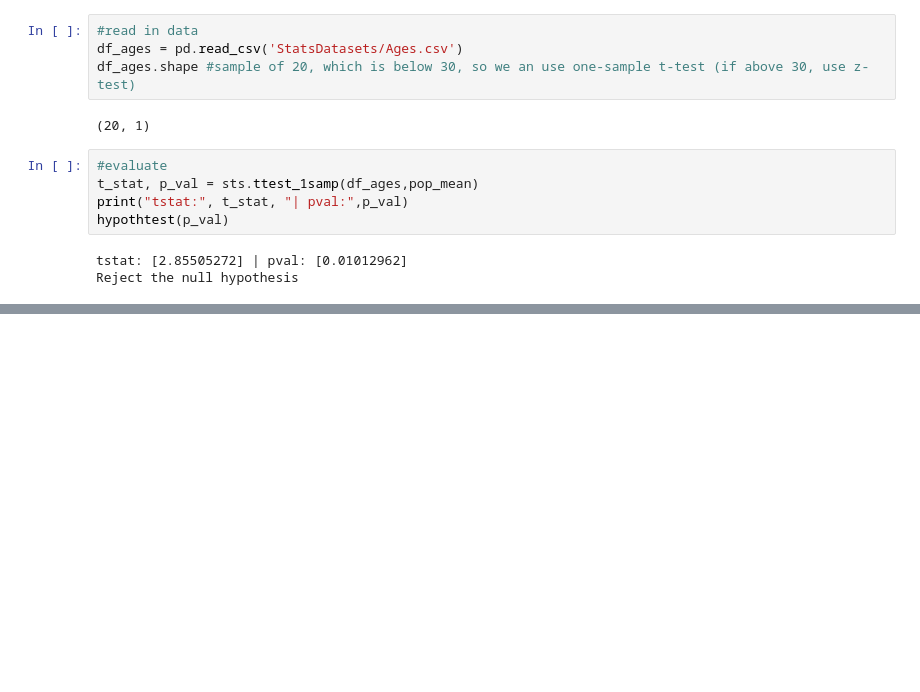
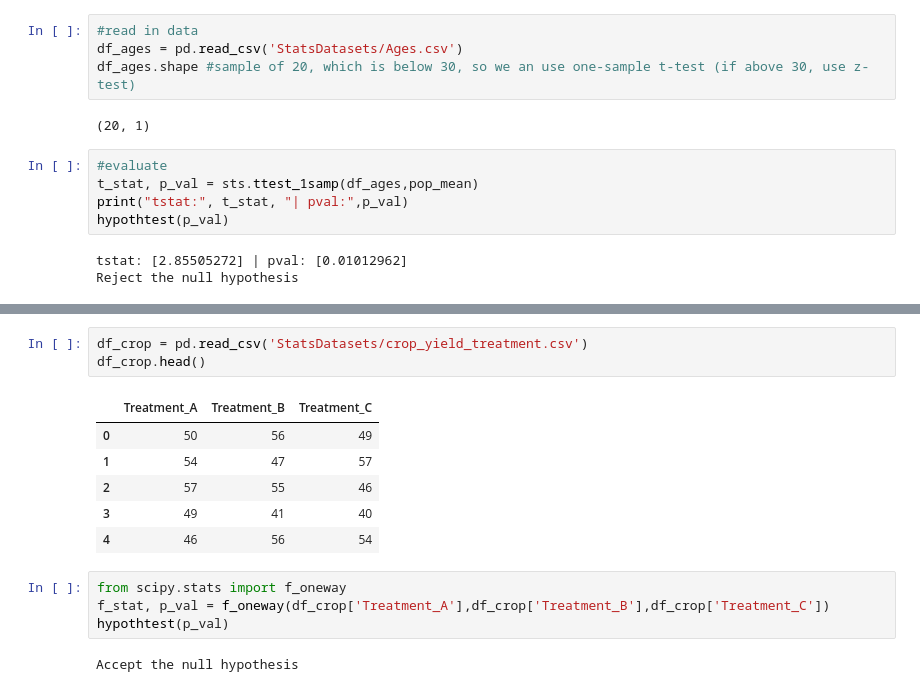
Before and after one commit to chai923/AIML, a Jupyter notebook: 240218-AIML-lecture_stattesting.ipynb, the cells around one changed output, grey strips where cells are left out. Cells and saved outputs as stored; diff of their text form; blank space fills up the shorter version.

```diff
--- a/240218-AIML-lecture_stattesting.ipynb
+++ b/240218-AIML-lecture_stattesting.ipynb
@@ -150,0 +327,16 @@ Reject the null hypothesis
+# %%
+df_crop = pd.read_csv('StatsDatasets/crop_yield_treatment.csv')
+df_crop.head()
+# %% [output]
+|  | Treatment_A | Treatment_B | Treatment_C |
+| 0 | 50 | 56 | 49 |
+| 1 | 54 | 47 | 57 |
+| 2 | 57 | 55 | 46 |
+| 3 | 49 | 41 | 40 |
+| 4 | 46 | 56 | 54 |
+# %%
+from scipy.stats import f_oneway
+f_stat, p_val = f_oneway(df_crop['Treatment_A'],df_crop['Treatment_B'],df_crop['Treatment_C'])
+hypothtest(p_val)
+# %% [output]
+Accept the null hypothesis
```
Also changed, not shown: parts of 31 cells of this notebook, 3 other files.
